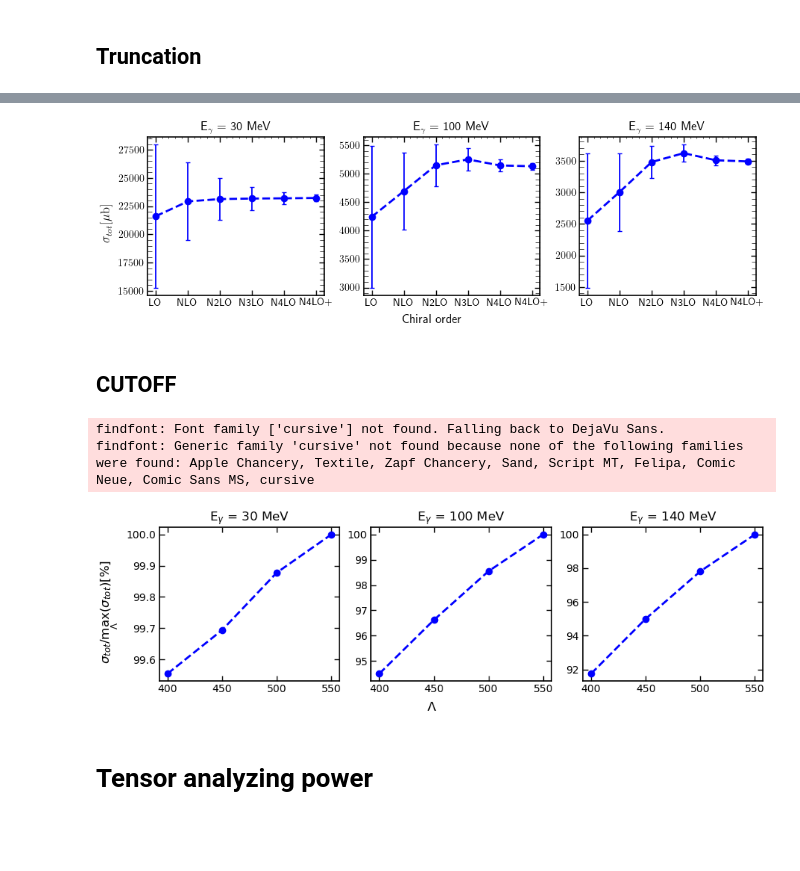
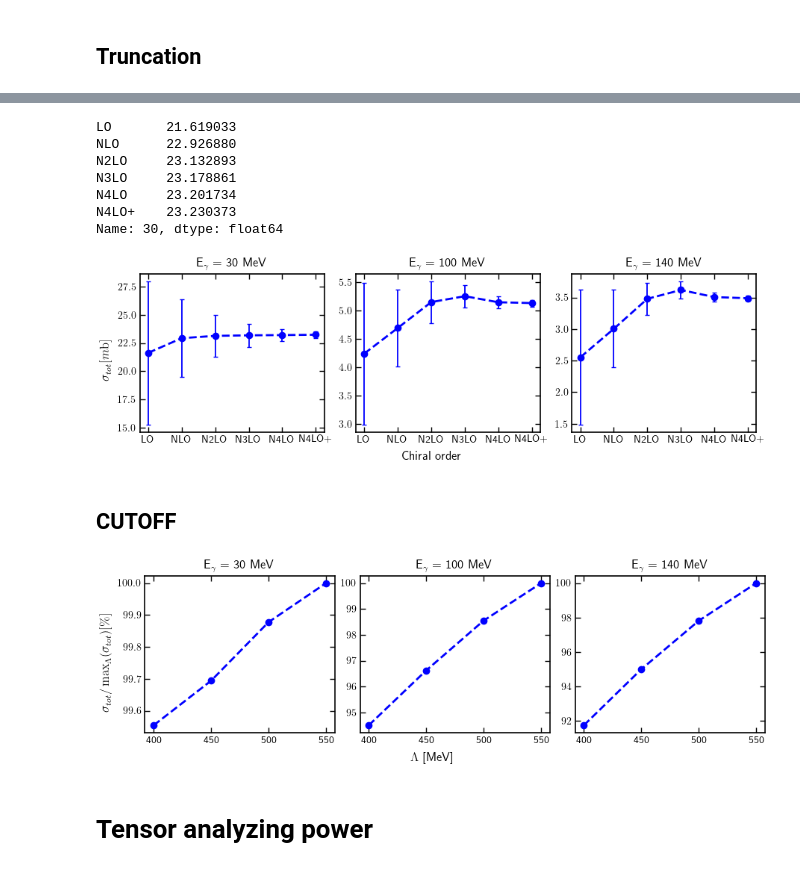
Before and after one commit to VitaliiUr/thesis, a Jupyter notebook: PlotData/figures_De.ipynb, the cells around one changed output, grey strips where cells are left out. Cells and saved outputs as stored; diff of their text form; code cells hidden in the pictures; blank space fills up the shorter version.

```diff
--- a/PlotData/figures_De.ipynb
+++ b/PlotData/figures_De.ipynb
@@ -25,8 +25,8 @@ mpl.rcParams['mathtext.bf'] = 'DejaVu Sans:bold'
 plt.rcParams["font.family"] = "sans-serif"
 plt.rcParams["font.sans-serif"] = "DejaVu Sans"
 
-# plt.rc('text', usetex=True)
-plt.rc('text', usetex=False)
+plt.rc('text', usetex=True)
+# plt.rc('text', usetex=False)
 plt.rcParams['axes.linewidth'] = 1.2
 mpl.rcParams['lines.linewidth'] = 2
 
@@ -455,11 +451,21 @@ for en in [30, 100, 140]:
 # %%
 df_trunc.set_index(df.index, inplace=True)
+# %%
+df.loc[30]/1000
+# %% [output]
+LO       21.619033
+NLO      22.926880
+N2LO     23.132893
+N3LO     23.178861
+N4LO     23.201734
+N4LO+    23.230373
+Name: 30, dtype: float64
 # %%
 fig, ax = plt.subplots(1, 3, figsize=(9, 2.8), constrained_layout=True)
 fig.supxlabel("Chiral order", size=12)
-fig.supylabel("$\sigma_{tot}[\mu \mathrm{b}]$", size=12)
+fig.supylabel("$\sigma_{tot}[m \mathrm{b}]$", size=12)
 for i, en in enumerate([30, 100, 140]):
-    ax[i].errorbar(np.arange(6), df.loc[en], yerr=df_trunc.loc[en],
+    ax[i].errorbar(np.arange(6), df.loc[en]/1000, yerr=df_trunc.loc[en]/1000,
                    fmt="o--", color="blue", markersize=6, elinewidth=1.3, capsize=2.5)
 
     ax[i].tick_params(axis="y", which='minor', direction='in', length=4,
@@ -471,11 +477,11 @@ for i, en in enumerate([30, 100, 140]):
     ax[i].set_title("E$_\gamma$ = {} MeV".format(en))
 plt.setp(ax, xticks=np.arange(6), xticklabels=FORCES)
 
-# plt.savefig(f"Figures_De/TOTAL_CROSSSECTION_Truncation.pdf",
-            # dpi=600, facecolor="white")
+plt.savefig(f"Figures_De/TOTAL_CROSSSECTION_Truncation.pdf",
+            dpi=600, facecolor="white")
 plt.show()
 # %% [output]
-[figure, old version]
+[figure, new version]
 # %% [markdown]
 ## CUTOFF
 # %%
@@ -492,30 +498,28 @@ for en in [30, 100, 140]:
     # df_trunc = get_truncation(df, en)
 # %%
 fig, ax = plt.subplots(1, 3, figsize=(9, 2.8), constrained_layout=True)
-fig.supxlabel("$\Lambda$", size=12)
+fig.supxlabel("$\Lambda$ [MeV]", size=12)
 # fig.supylabel("$\sigma_{tot}[\mu \mathrm{b}]$", size=12)
 fig.supylabel("$\sigma_{tot} / \max_\Lambda(\sigma_{tot})[\%]$", size=12)
 # fig.supylabel("$\sigma_{tot} / \sigma_{tot, \Lambda=550}[\%]$", size=12)
 for i, en in enumerate([30, 100, 140]):
     ax[i].plot(np.arange(4), df.loc[en]/df.loc[en].max()*100, "--o",  color="blue", markersize=6)
 
     ax[i].tick_params(axis="y", which='minor', direction='in', length=4,
                       width=0.5, top=True, right=True)
     ax[i].tick_params(axis='x', which='minor', bottom=False)
     ax[i].tick_params(which='major', direction='in',
                       length=5, width=1, top=True, right=True)
 
     ax[i].set_title("E$_\gamma$ = {} MeV".format(en))
     # ax[i].set_xlim([-0.2, 3.2])
 plt.setp(ax, xticks=np.arange(4), xticklabels=CUTOFF)
 
-# plt.savefig(f"Figures_De/TOTAL_CROSSSECTION_cutoff.pdf",
-#             dpi=600, facecolor="white")
+plt.savefig(f"Figures_De/TOTAL_CROSSSECTION_cutoff.pdf",
+            dpi=600, facecolor="white")
 plt.show()
 # %% [output]
-findfont: Font family ['cursive'] not found. Falling back to DejaVu Sans.
-findfont: Generic family 'cursive' not found because none of the following families were found: Apple Chancery, Textile, Zapf Chancery, Sand, Script MT, Felipa, Comic Neue, Comic Sans MS, cursive
-[figure, old version]
+[figure, new version]
 # %% [markdown]
 # Tensor analyzing power
 # %% [markdown]
```
Also changed, not shown: parts of 1 cell of this notebook, 9 other files.
